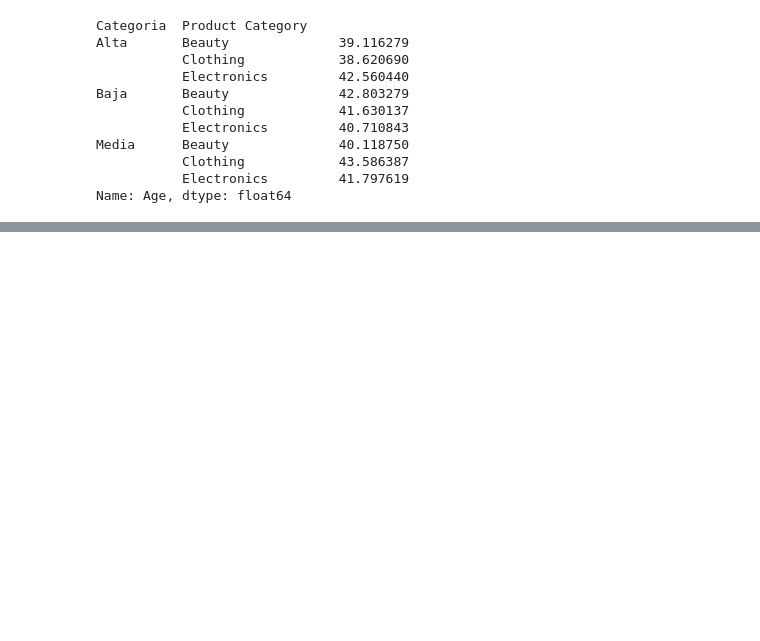
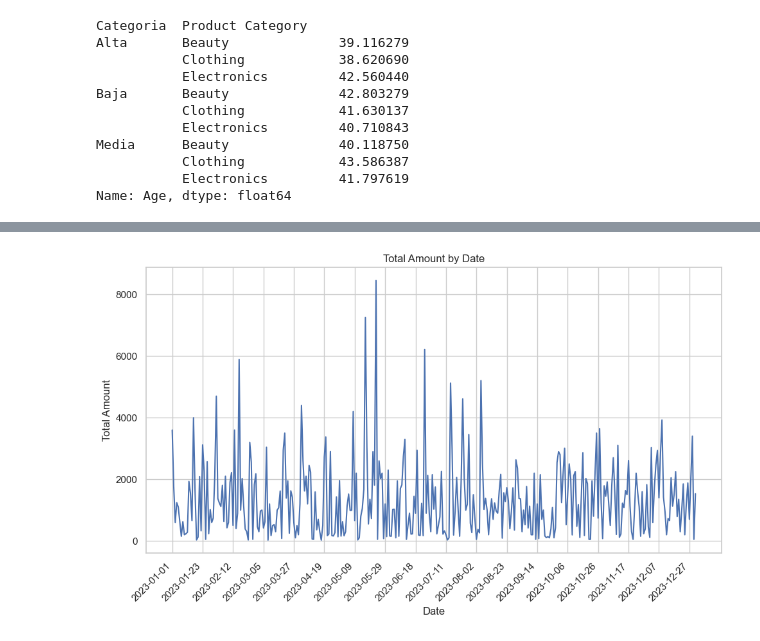
Before and after one commit to DiegoAmarilla97/codingdojo, a Jupyter notebook: retail_sales_analysis/retail_sales_analysis_parte3.ipynb, the cells around one changed output, grey strips where cells are left out. Saved outputs shown, nothing was run; the diff lists cells and outputs as text; code cells hidden in the pictures; blank space fills up the shorter version.

```diff
--- a/retail_sales_analysis/retail_sales_analysis_parte3.ipynb
+++ b/retail_sales_analysis/retail_sales_analysis_parte3.ipynb
@@ -77,0 +108,14 @@ df.head()
+# %%
+grouped_data = df.groupby('Date')['Total Amount'].sum()
+
+plt.figure(figsize=(10,6))
+plt.plot(grouped_data.index, grouped_data.values)
+plt.xlabel('Date')
+plt.ylabel('Total Amount')
+plt.title('Total Amount by Date')
+plt.grid(True)
+plt.xticks(ticks=grouped_data.index[::20], rotation=45, ha='right')
+plt.tight_layout()
+plt.show()
+# %% [output]
+[figure, added]
```
Also changed, not shown: parts of 2 cells of this notebook.
